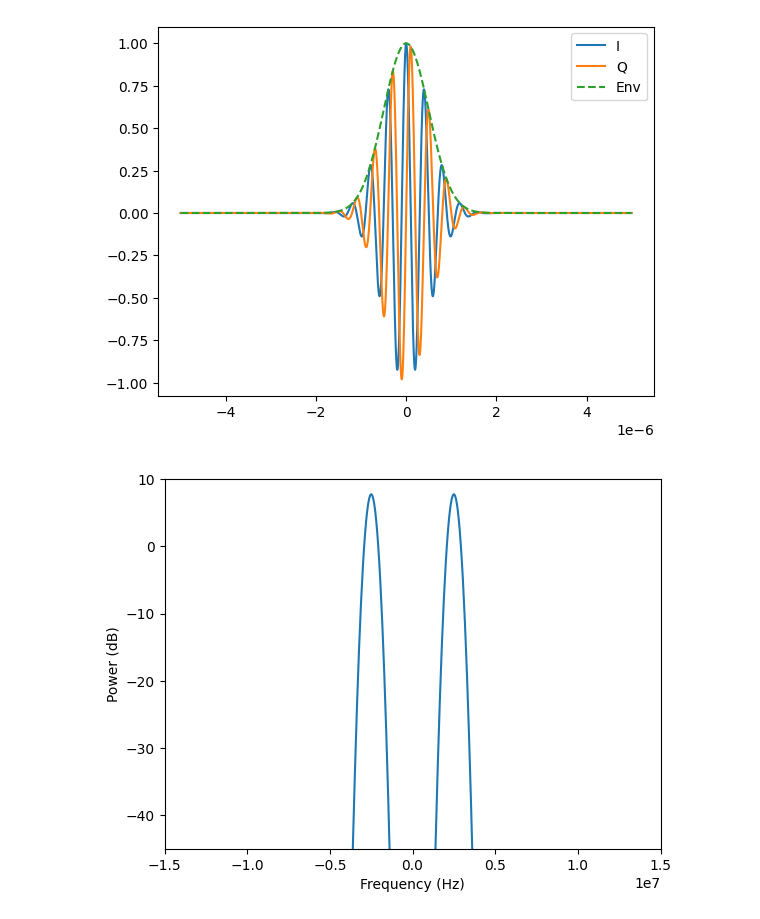
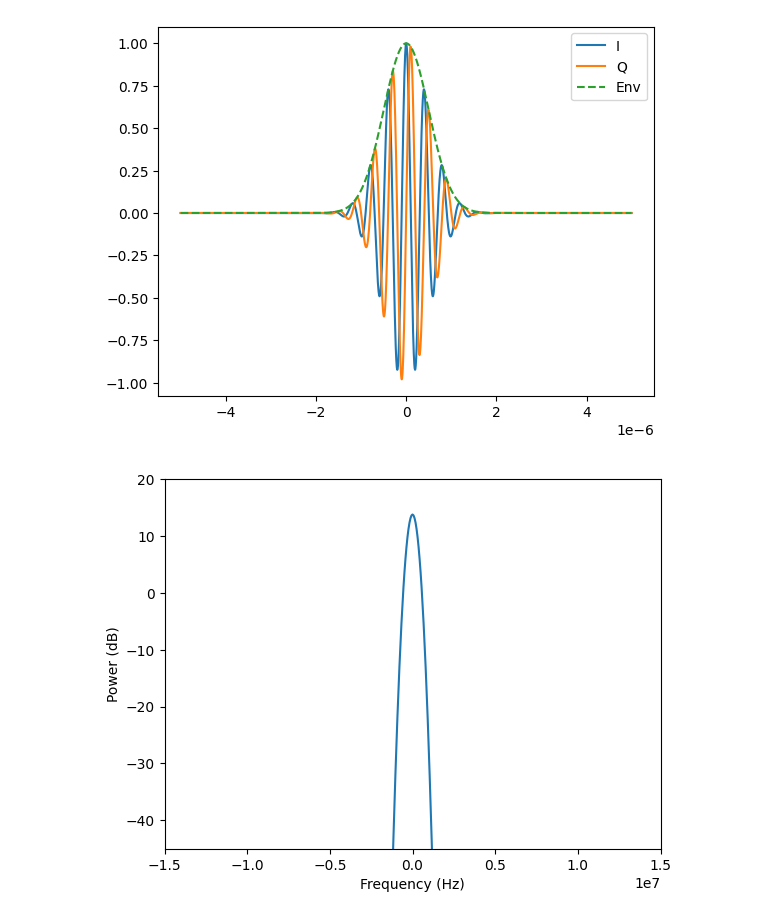
Before and after one commit to Sandermi99/MEDT4165, a Jupyter notebook: Exercise2.ipynb, the cells around one changed output. Saved outputs shown, nothing was run; the diff lists cells and outputs as text; code cells hidden in the pictures.

```diff
--- a/Exercise2.ipynb
+++ b/Exercise2.ipynb
@@ -37,18 +37,18 @@ plt.show()
 # %%
 # Power spectrum of the gaussian pulse
 
 Nfft = 4096
-Y = np.fft.fft(i, Nfft)
+Y = np.fft.fft(e, Nfft)
 Ps_Y = (1/Nfft) * np.abs(Y)**2
 Ps_Y_shiftet = np.fft.fftshift(Ps_Y)
-Ps_Y_shiftet_dB = 10*np.log10(Ps_Y_shiftet)
+Ps_Y_shiftet_dB = 10*np.log10(Ps_Y_shiftet + 1e-12)
 f = np.fft.fftshift(np.fft.fftfreq(Nfft, 1/fs))
 
 plt.plot(f, Ps_Y_shiftet_dB)
 plt.ylabel("Power (dB)")
 plt.xlabel("Frequency (Hz)")
-plt.ylim(-45, 10)
+plt.ylim(-45, 20)
 plt.xlim(-15e6, 15e6)
 plt.show()
 # %% [output]
-[figure, old version]
+[figure, new version]
```
Also changed, not shown: parts of 4 cells of this notebook.
